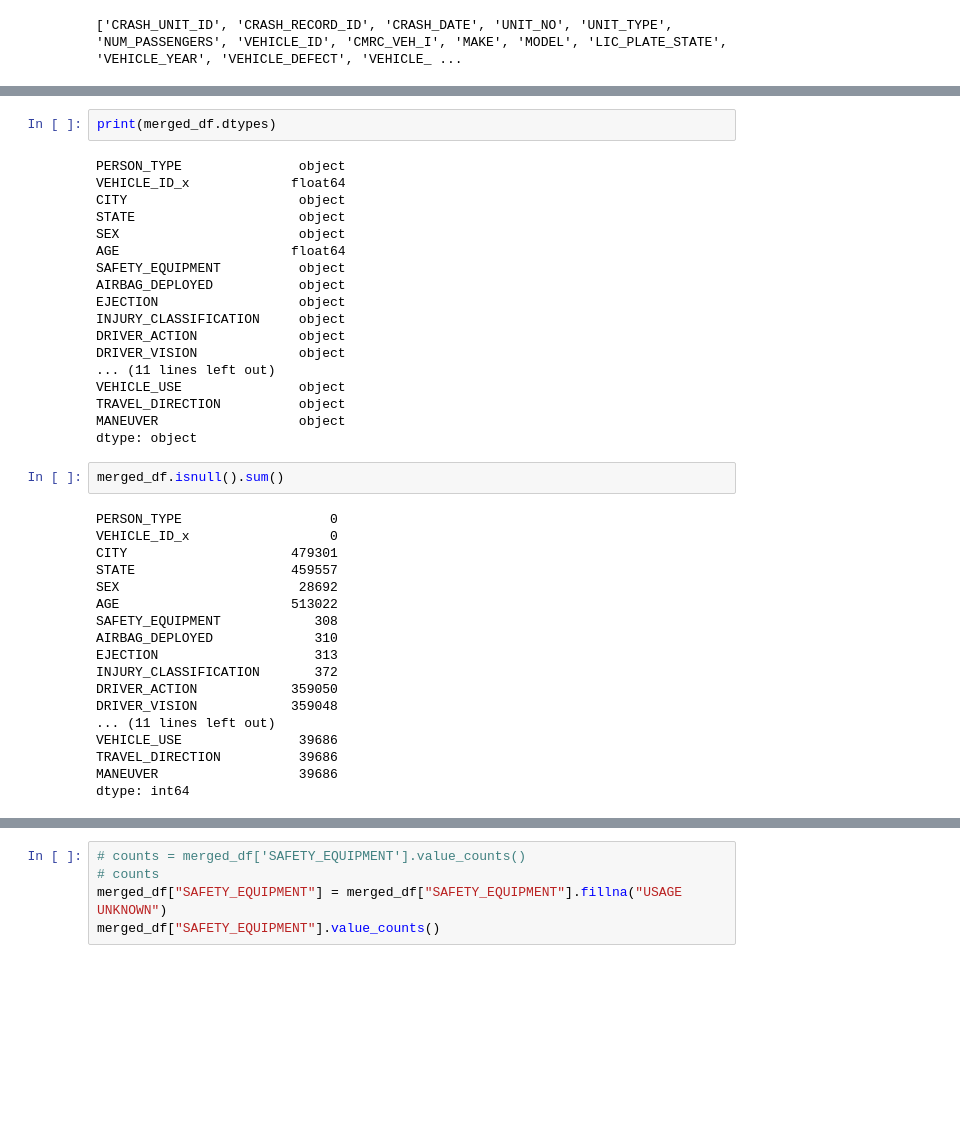
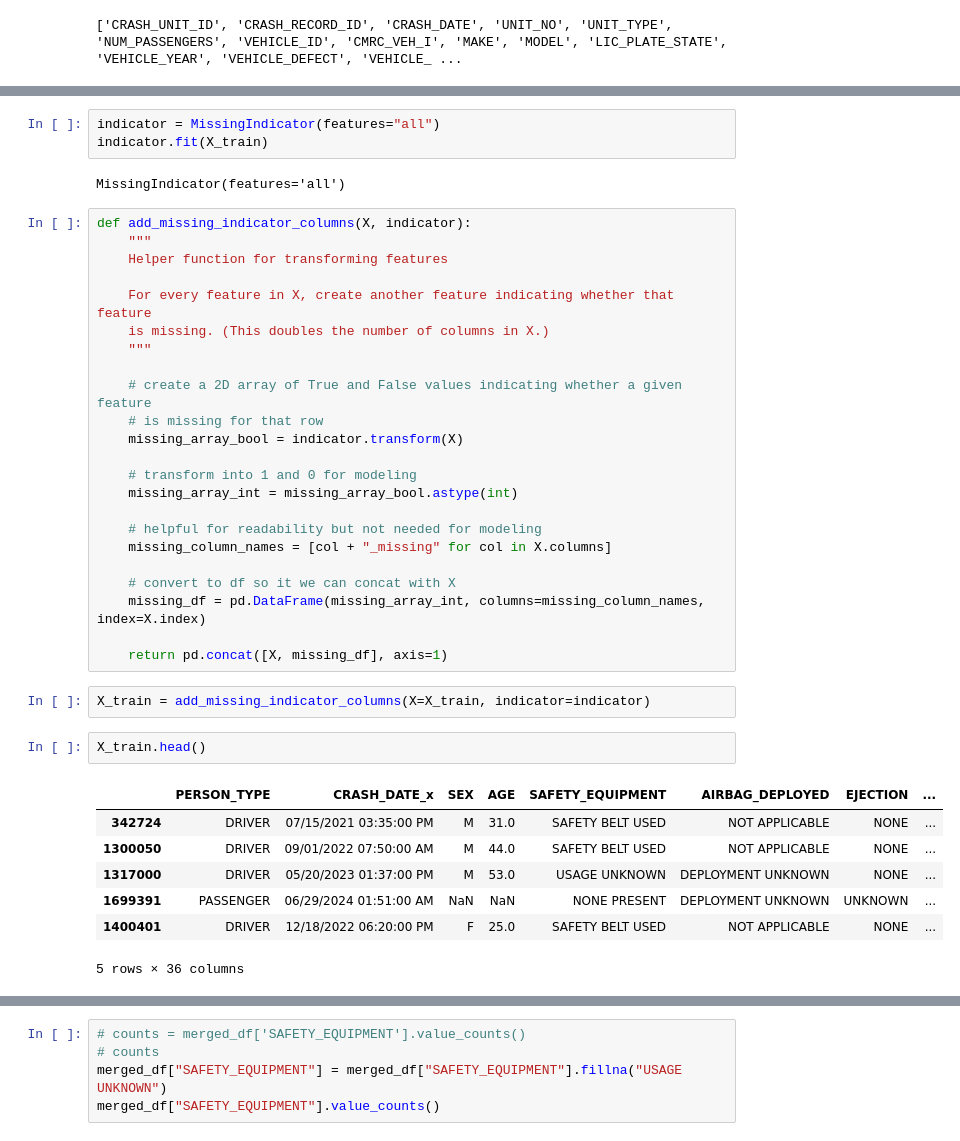
Before and after one commit to PatriciaNgari/Chicago-Crashes-Analysis, a Jupyter notebook: Untitled.ipynb, the cells around one changed output, grey strips where cells are left out. Cells and saved outputs as stored; diff of their text form; blank space fills up the shorter version.

```diff
--- a/Untitled.ipynb
+++ b/Untitled.ipynb
@@ -170,40 +140,40 @@ dtype: int64
-# %%
-print(merged_df.dtypes)
-# %% [output]
-PERSON_TYPE               object
-VEHICLE_ID_x             float64
-CITY                      object
-STATE                     object
-SEX                       object
-AGE                      float64
-SAFETY_EQUIPMENT          object
-AIRBAG_DEPLOYED           object
-EJECTION                  object
-INJURY_CLASSIFICATION     object
-DRIVER_ACTION             object
-DRIVER_VISION             object
-... (11 lines left out)
-VEHICLE_USE               object
-TRAVEL_DIRECTION          object
-MANEUVER                  object
-dtype: object
-# %%
-merged_df.isnull().sum()
-# %% [output]
-PERSON_TYPE                   0
-VEHICLE_ID_x                  0
-CITY                     479301
-STATE                    459557
-SEX                       28692
-AGE                      513022
-SAFETY_EQUIPMENT            308
-AIRBAG_DEPLOYED             310
-EJECTION                    313
-INJURY_CLASSIFICATION       372
-DRIVER_ACTION            359050
-DRIVER_VISION            359048
-... (11 lines left out)
-VEHICLE_USE               39686
-TRAVEL_DIRECTION          39686
-MANEUVER                  39686
-dtype: int64
+# %%
+indicator = MissingIndicator(features="all")
+indicator.fit(X_train)
+# %% [output]
+MissingIndicator(features='all')
+# %%
+def add_missing_indicator_columns(X, indicator):
+    """
+    Helper function for transforming features
+
+    For every feature in X, create another feature indicating whether that feature
+    is missing. (This doubles the number of columns in X.)
+    """
+
+    # create a 2D array of True and False values indicating whether a given feature
+    # is missing for that row
+    missing_array_bool = indicator.transform(X)
+
+    # transform into 1 and 0 for modeling
+    missing_array_int = missing_array_bool.astype(int)
+
+    # helpful for readability but not needed for modeling
+    missing_column_names = [col + "_missing" for col in X.columns]
+
+    # convert to df so it we can concat with X
+    missing_df = pd.DataFrame(missing_array_int, columns=missing_column_names, index=X.index)
+
+    return pd.concat([X, missing_df], axis=1)
+# %%
+X_train = add_missing_indicator_columns(X=X_train, indicator=indicator)
+# %%
+X_train.head()
+# %% [output]
+|  | PERSON_TYPE | CRASH_DATE_x | SEX | AGE | SAFETY_EQUIPMENT | AIRBAG_DEPLOYED | EJECTION | ... |
+| 342724 | DRIVER | 07/15/2021 03:35:00 PM | M | 31.0 | SAFETY BELT USED | NOT APPLICABLE | NONE | ... |
+| 1300050 | DRIVER | 09/01/2022 07:50:00 AM | M | 44.0 | SAFETY BELT USED | NOT APPLICABLE | NONE | ... |
+| 1317000 | DRIVER | 05/20/2023 01:37:00 PM | M | 53.0 | USAGE UNKNOWN | DEPLOYMENT UNKNOWN | NONE | ... |
+| 1699391 | PASSENGER | 06/29/2024 01:51:00 AM | NaN | NaN | NONE PRESENT | DEPLOYMENT UNKNOWN | UNKNOWN | ... |
+| 1400401 | DRIVER | 12/18/2022 06:20:00 PM | F | 25.0 | SAFETY BELT USED | NOT APPLICABLE | NONE | ... |
+5 rows × 36 columns
```
Also changed, not shown: parts of 30 cells of this notebook.
